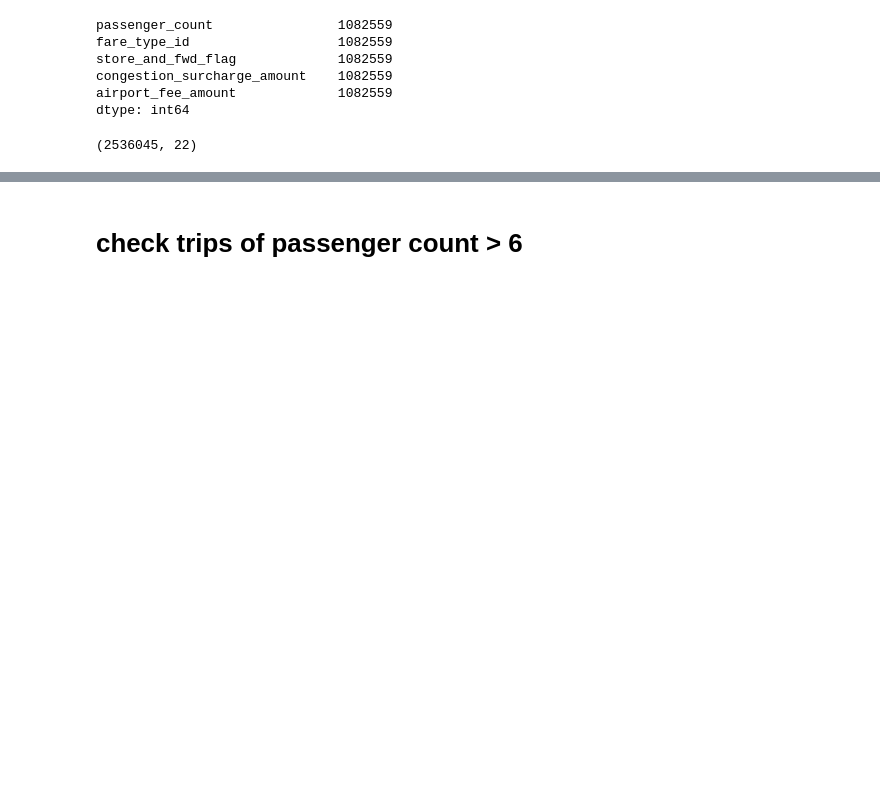
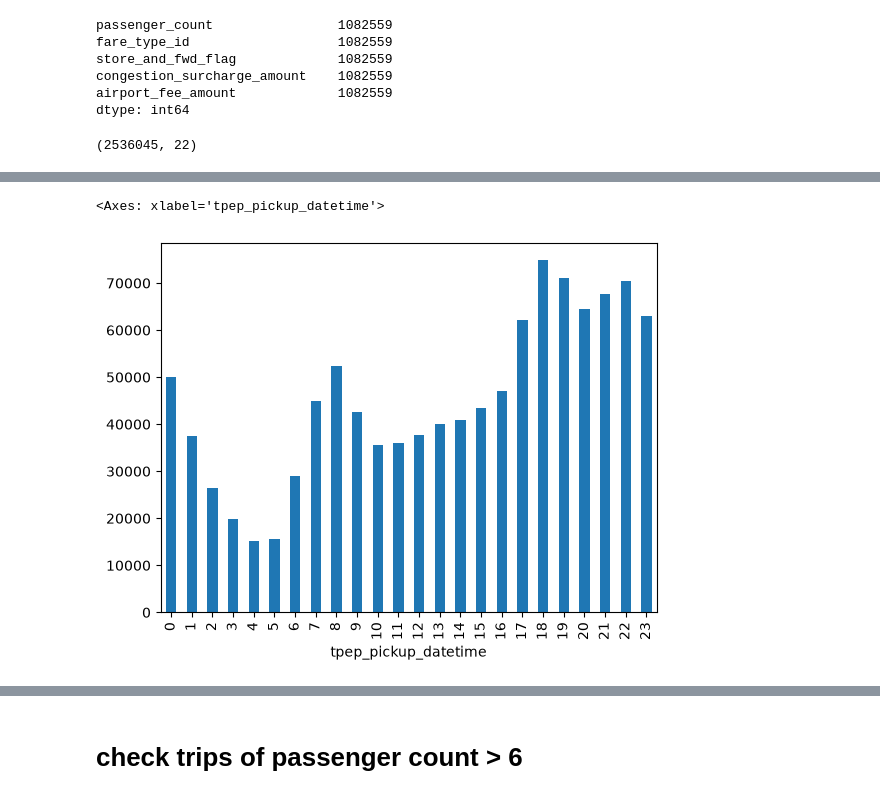
Before and after one commit to anirban2005143a/NYC-TLC-Analysis, a Jupyter notebook: data/data_processing/clean_passenger_count.ipynb, the cells around one changed output, grey strips where cells are left out. Drawn from its saved outputs; the diff is of its cells as text; code cells hidden in the pictures; blank space fills up the shorter version.

```diff
--- a/data/data_processing/clean_passenger_count.ipynb
+++ b/data/data_processing/clean_passenger_count.ipynb
@@ -95,0 +109,5 @@ df.shape
+# %%
+tempdf['tpep_pickup_datetime'].dt.hour.value_counts(dropna=False).sort_index().plot(kind='bar')
+# %% [output]
+<Axes: xlabel='tpep_pickup_datetime'>
+[figure, added]
```
Also changed, not shown: parts of 7 cells of this notebook, 2 other files.
